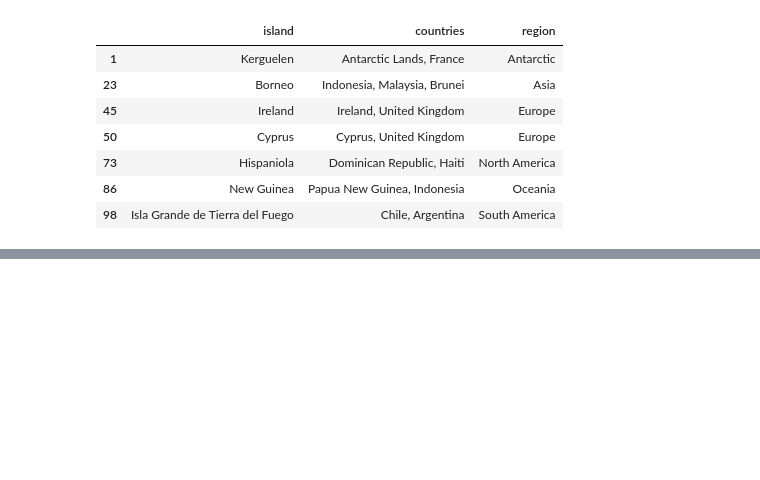
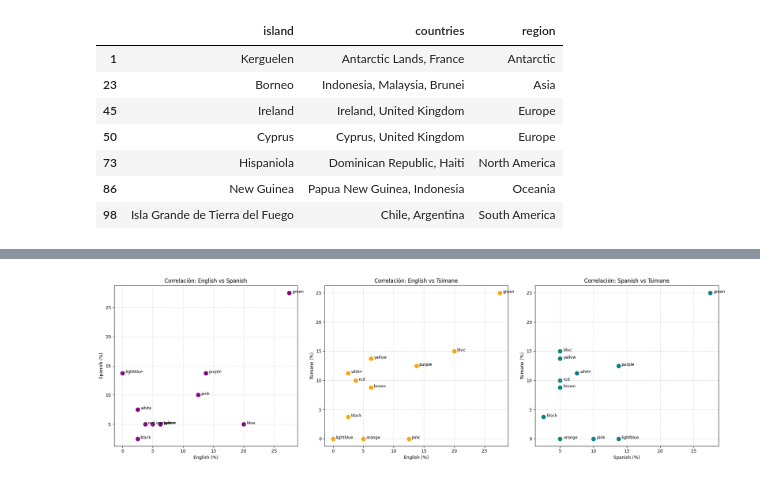
Before and after one commit to Jpablo179804/MineriaDatos, a Jupyter notebook: MineriaDatos.ipynb, the cells around one changed output, grey strips where cells are left out. Cells and saved outputs as stored; diff of their text form; code cells hidden in the pictures; blank space fills up the shorter version.

```diff
--- a/MineriaDatos.ipynb
+++ b/MineriaDatos.ipynb
@@ -3159,0 +3453,40 @@ multiple_countries[['island', 'countries', 'region']]
+# %%
+# 3. Correlación entre idiomas (Scatter plots)
+
+# Para poder compararlos en un scatter plot, necesitamos hacer un "merge" de los tres dataframes
+# uniendo por el nombre base del color. Rellenaremos con 0 si un color no existe en un idioma.
+df_merged = df_english.merge(df_spanish, on='color', how='outer').merge(df_tsimane, on='color', how='outer').fillna(0)
+
+fig, axes = plt.subplots(1, 3, figsize=(20, 6))
+
+# Comparación: Inglés vs Español
+axes[0].scatter(df_merged['percentage_english'], df_merged['percentage_spanish'], color='purple', s=80)
+for i, row in df_merged.iterrows():
+    axes[0].annotate(row['color'], (row['percentage_english'] + 0.5, row['percentage_spanish']), fontsize=9)
+axes[0].set_title('Correlación: English vs Spanish')
+axes[0].set_xlabel('English (%)')
+axes[0].set_ylabel('Spanish (%)')
+axes[0].grid(True, linestyle='--', alpha=0.5)
+
+# Comparación: Inglés vs Tsimane
+axes[1].scatter(df_merged['percentage_english'], df_merged['percentage_tsimane'], color='orange', s=80)
+for i, row in df_merged.iterrows():
+    axes[1].annotate(row['color'], (row['percentage_english'] + 0.5, row['percentage_tsimane']), fontsize=9)
+axes[1].set_title('Correlación: English vs Tsimane')
+axes[1].set_xlabel('English (%)')
+axes[1].set_ylabel('Tsimane (%)')
+axes[1].grid(True, linestyle='--', alpha=0.5)
+
+# Comparación: Español vs Tsimane
+axes[2].scatter(df_merged['percentage_spanish'], df_merged['percentage_tsimane'], color='teal', s=80)
+for i, row in df_merged.iterrows():
+    axes[2].annotate(row['color'], (row['percentage_spanish'] + 0.5, row['percentage_tsimane']), fontsize=9)
+axes[2].set_title('Correlación: Spanish vs Tsimane')
+axes[2].set_xlabel('Spanish (%)')
+axes[2].set_ylabel('Tsimane (%)')
+axes[2].grid(True, linestyle='--', alpha=0.5)
+
+plt.tight_layout()
+plt.show()
+# %% [output]
+[figure, added]
```
Also changed, not shown: parts of 39 cells of this notebook.
